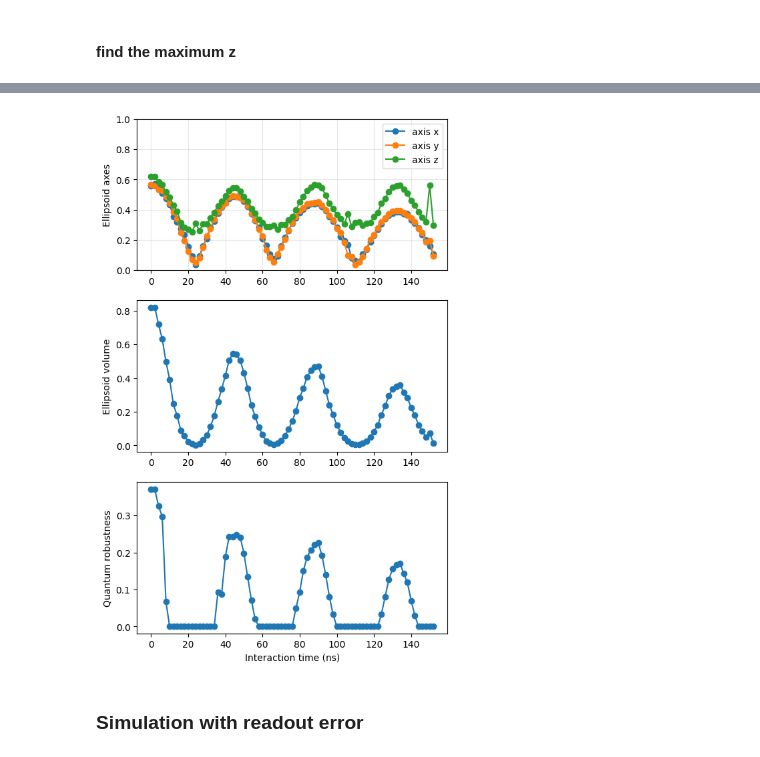
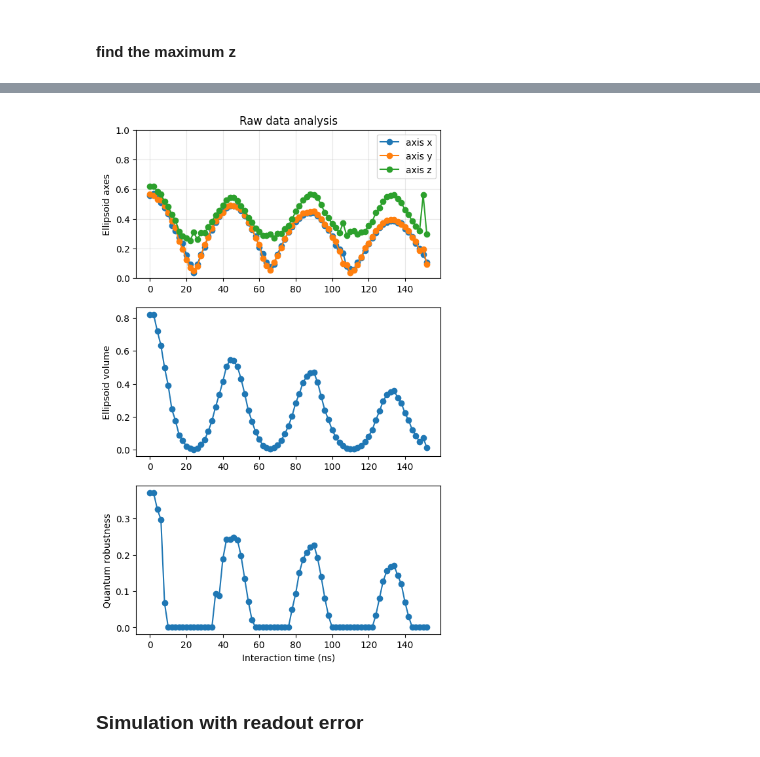
Before and after one commit to 44hsiang/quantum_memory_data, a Jupyter notebook: non_Markovian150ns_data.ipynb, the cells around one changed output, grey strips where cells are left out. Cells and saved outputs as stored; diff of their text form; code cells hidden in the pictures.

```diff
--- a/non_Markovian150ns_data.ipynb
+++ b/non_Markovian150ns_data.ipynb
@@ -306,28 +309,29 @@ After 2 iterations, the Choi state is valid.
 # %%
 axes_list = np.array([non_Markovian_data_raw[key]['ellipsoid']['axes'] for key in non_Markovian_key])
 volume_list = np.array([non_Markovian_data_raw[key]['ellipsoid']['volume'] for key in non_Markovian_key])
 robustness_list = [non_Markovian_data_raw[key]['quantum_information']['robustness'] for key in non_Markovian_key]
 fig = plt.figure(figsize=(6, 10))
 ax_name = ['axes', 'volume', 'QM']
 ax_axes = fig.add_subplot(len(ax_name), 1, 1)
 fitted_axes = np.zeros_like(axes_list)
 ax_volume = fig.add_subplot(len(ax_name), 1, 2)
 ax_QM = fig.add_subplot(len(ax_name), 1, 3)
 ax_axes.plot(interaction_time, axes_list[:,0], marker='o', label='axis x')
 ax_axes.plot(interaction_time, axes_list[:,1], marker='o', label='axis y')
 ax_axes.plot(interaction_time, axes_list[:,2], marker='o', label='axis z')
 ax_axes.legend()
 ax_axes.set_ylim(0,1)
 ax_axes.set_ylabel('Ellipsoid axes')
 ax_axes.grid(alpha=0.3)
+ax_axes.set_title('Raw data analysis')
 ax_volume.plot(interaction_time, volume_list, marker='o')
 ax_volume.set_ylabel('Ellipsoid volume')
 ax_QM.plot(interaction_time, robustness_list, marker='o')
 ax_QM.set_xlabel('Interaction time (ns)')
 ax_QM.set_ylabel('Quantum robustness')
 plt.show()
 # %% [output]
-[figure, old version]
+[figure, new version]
 # %%
 non_Markovian_data['raw']=non_Markovian_data_raw
 # %% [markdown]
```
Also changed, not shown: parts of 19 cells of this notebook.
